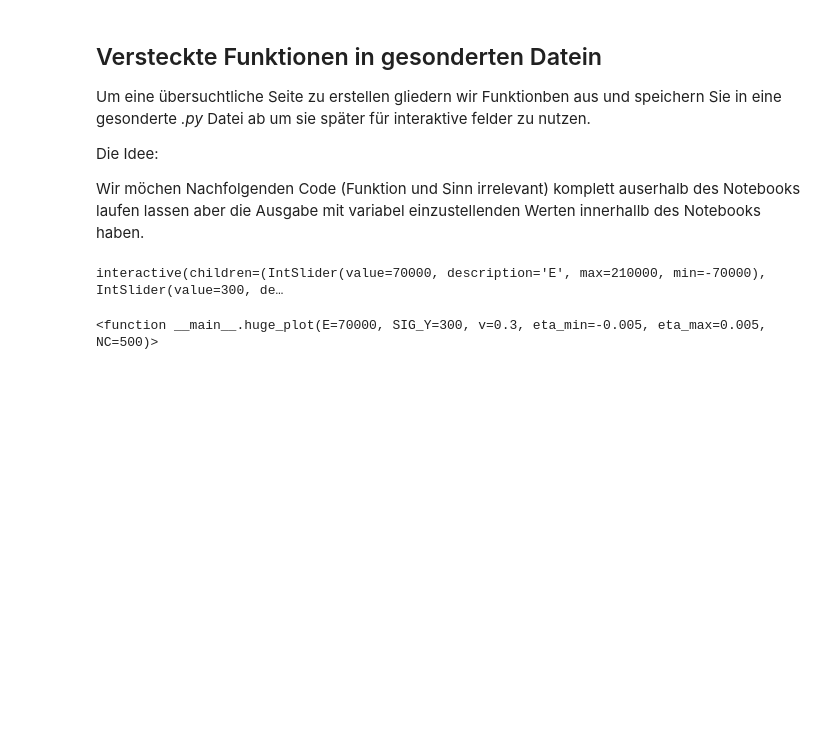
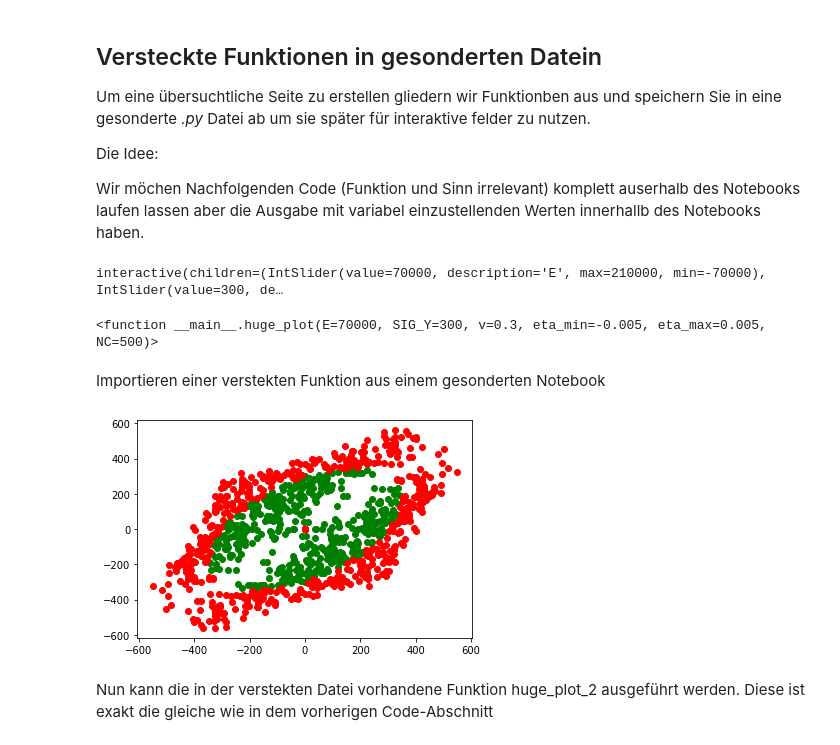
Before and after one commit to poschgitrepo/wmd, a Jupyter notebook: howto.ipynb, the cells around one changed output. Cells and saved outputs as stored; diff of their text form; code cells hidden in the pictures; blank space fills up the shorter version.

```diff
--- a/howto.ipynb
+++ b/howto.ipynb
@@ -230,4 +230,15 @@ interact(huge_plot,eta_min='-0.005',eta_max='0.005')
 # %% [output]
 interactive(children=(IntSlider(value=70000, description='E', max=210000, min=-70000), IntSlider(value=300, de…
 <function __main__.huge_plot(E=70000, SIG_Y=300, v=0.3, eta_min=-0.005, eta_max=0.005, NC=500)>
+# %% [markdown]
+Importieren einer verstekten Funktion aus einem gesonderten Notebook
+# %%
+
+%run .\hiddencode
+
+huge_plot_2()
+# %% [output]
+[figure, added]
+# %% [markdown]
+Nun kann die in der verstekten Datei vorhandene Funktion huge_plot_2 ausgeführt werden. Diese ist exakt die gleiche wie in dem vorherigen Code-Abschnitt
 # %%
```
Also changed, not shown: parts of 2 cells of this notebook, 2 other files.
